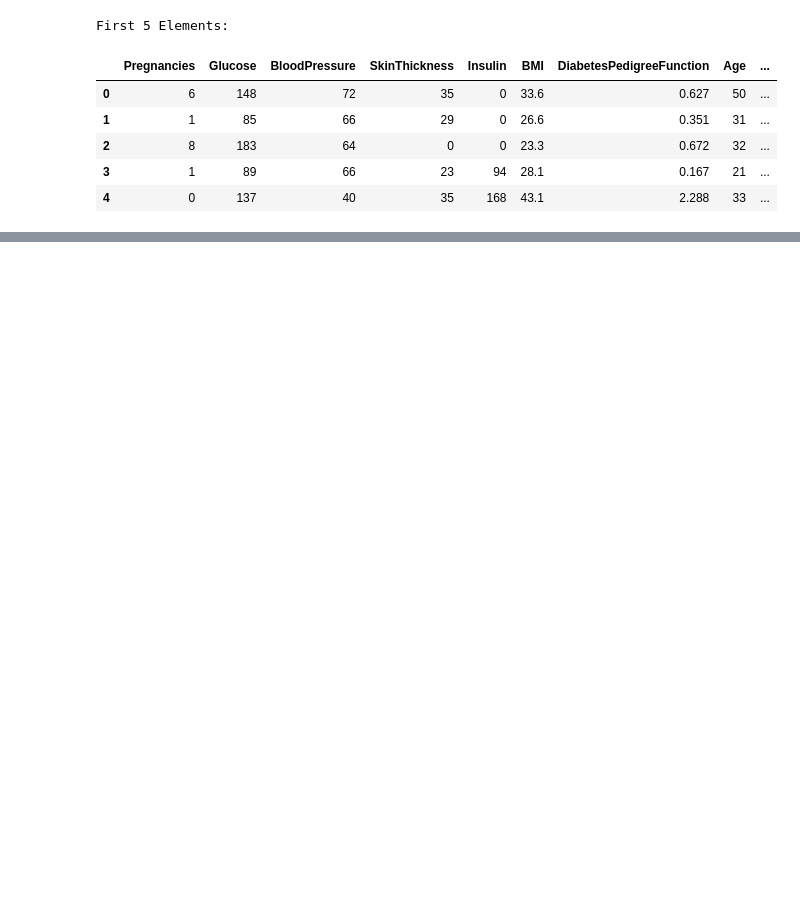
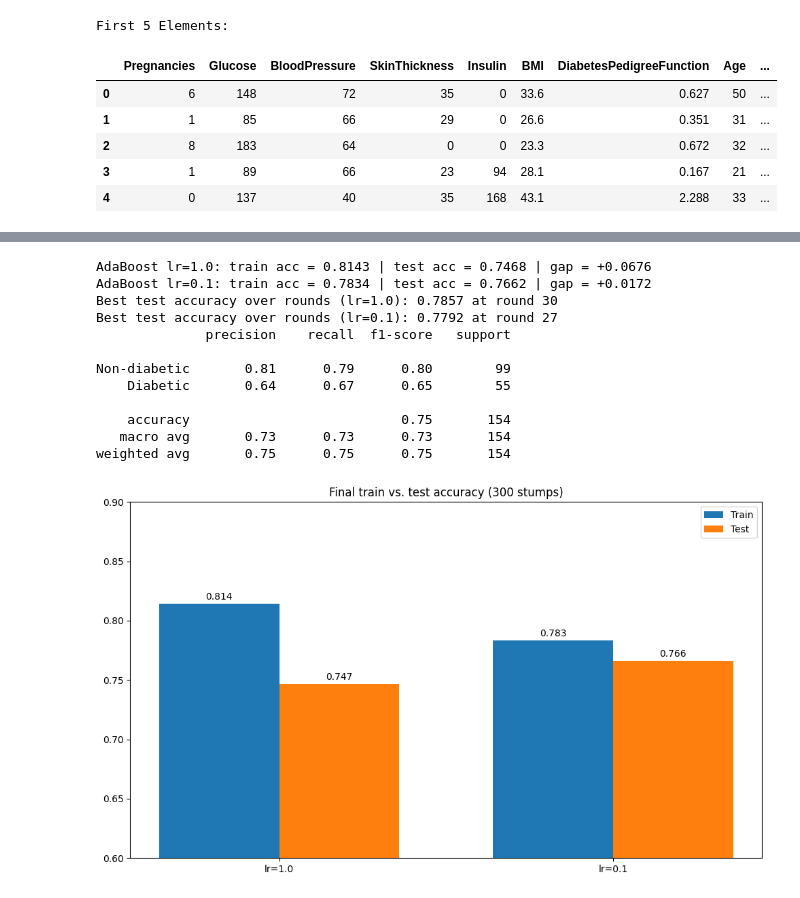
Before and after one commit to nickkraus52/MachineLearning, a Jupyter notebook: HW5/diabetes.ipynb, the cells around one changed output, grey strips where cells are left out. Cells and saved outputs as stored; diff of their text form; code cells hidden in the pictures; blank space fills up the shorter version.

```diff
--- a/HW5/diabetes.ipynb
+++ b/HW5/diabetes.ipynb
@@ -325,0 +387,64 @@ def evaluate_model(name, model, X_test, y_test):
+# %%
+from sklearn.ensemble import AdaBoostClassifier
+
+ada = Pipeline([
+    ('preprocessor', clone(preprocessor)),
+    ('ada', AdaBoostClassifier(
+        estimator=DecisionTreeClassifier(max_depth=1, random_state=42),
+        n_estimators=300, learning_rate=1.0, random_state=42))
+]).fit(X_train, y_train)
+
+ada_slow = Pipeline([
+    ('preprocessor', clone(preprocessor)),
+    ('ada', AdaBoostClassifier(
+        estimator=DecisionTreeClassifier(max_depth=1, random_state=42),
+        n_estimators=300, learning_rate=0.1, random_state=42))
+]).fit(X_train, y_train)
+
+def curves(pipe):
+    prep, model = pipe.named_steps["preprocessor"], pipe.named_steps["ada"]
+    Xtr, Xte = prep.transform(X_train), prep.transform(X_test)
+    return (list(model.staged_score(Xtr, y_train)), list(model.staged_score(Xte, y_test)))
+
+tr1, te1 = curves(ada)
+tr2, te2 = curves(ada_slow)
+
+final = {
+    "lr=1.0":  (tr1[-1], te1[-1]),
+    "lr=0.1":  (tr2[-1], te2[-1]),
+}
+for k, (a, b) in final.items():
+    print(f"AdaBoost {k}: train acc = {a:.4f} | test acc = {b:.4f} | gap = {a-b:+.4f}")
+print(f"Best test accuracy over rounds (lr=1.0): {max(te1):.4f} at round {int(np.argmax(te1))+1}")
+print(f"Best test accuracy over rounds (lr=0.1): {max(te2):.4f} at round {int(np.argmax(te2))+1}")
+print(classification_report(y_test, ada.predict(X_test), target_names=["Non-diabetic", "Diabetic"]))
+
+fig, ax = plt.subplots(figsize=(10, 6))
+x = np.arange(2)
+w = 0.36
+tr_vals = [final["lr=1.0"][0], final["lr=0.1"][0]]
+te_vals = [final["lr=1.0"][1], final["lr=0.1"][1]]
+b1 = ax.bar(x - w/2, tr_vals, w, label="Train")
+b2 = ax.bar(x + w/2, te_vals, w, label="Test")
+ax.bar_label(b1, labels=[f"{v:.3f}" for v in tr_vals], padding=2)
+ax.bar_label(b2, labels=[f"{v:.3f}" for v in te_vals], padding=2)
+ax.set_xticks(x, ["lr=1.0", "lr=0.1"])
+ax.set_ylim(0.6, 0.9)
+ax.set_title("Final train vs. test accuracy (300 stumps)")
+ax.legend()
+plt.tight_layout()
+plt.show()
+# %% [output]
+AdaBoost lr=1.0: train acc = 0.8143 | test acc = 0.7468 | gap = +0.0676
+AdaBoost lr=0.1: train acc = 0.7834 | test acc = 0.7662 | gap = +0.0172
+Best test accuracy over rounds (lr=1.0): 0.7857 at round 30
+Best test accuracy over rounds (lr=0.1): 0.7792 at round 27
+              precision    recall  f1-score   support
+
+Non-diabetic       0.81      0.79      0.80        99
+    Diabetic       0.64      0.67      0.65        55
+
+    accuracy                           0.75       154
+   macro avg       0.73      0.73      0.73       154
+weighted avg       0.75      0.75      0.75       154
+[figure, added]
```
Also changed, not shown: parts of 17 cells of this notebook.
